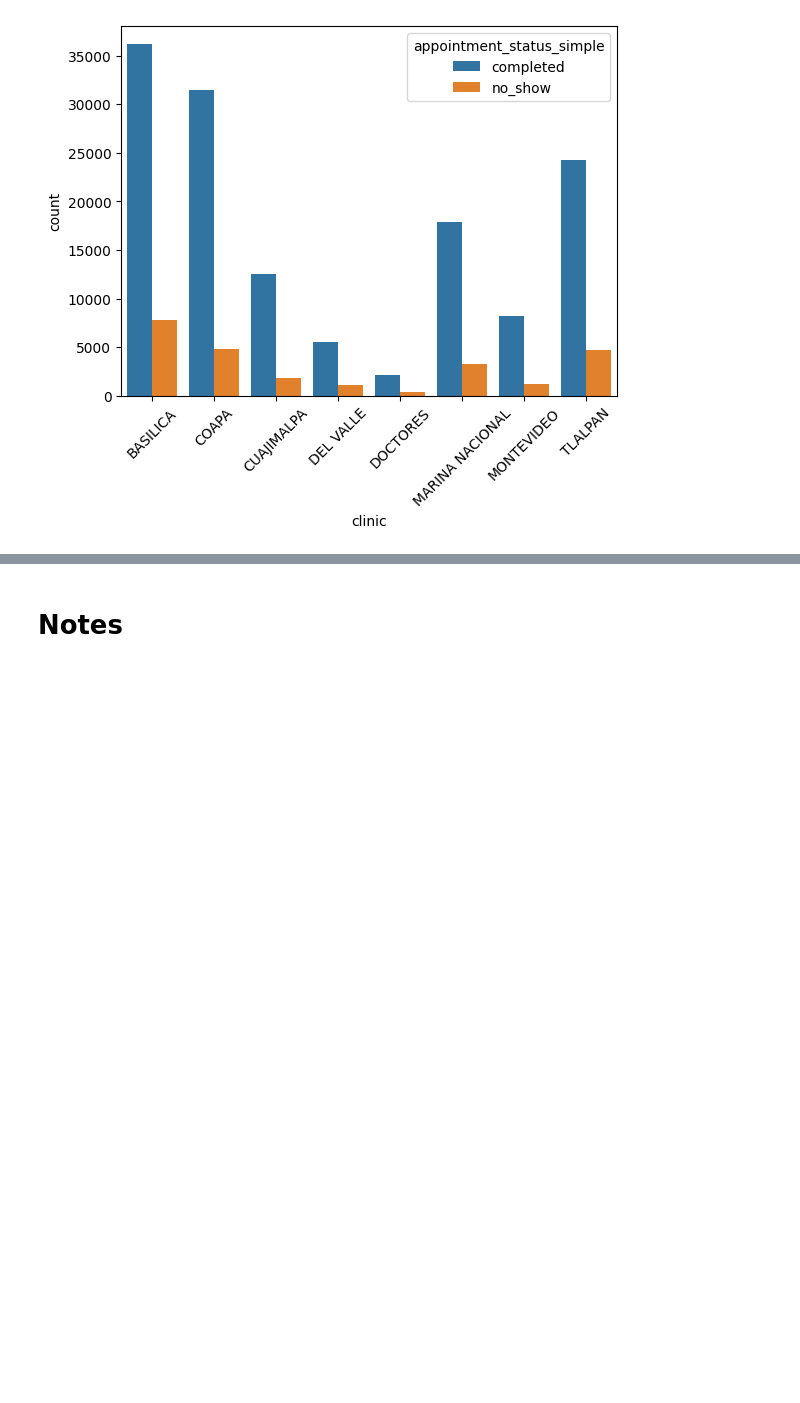
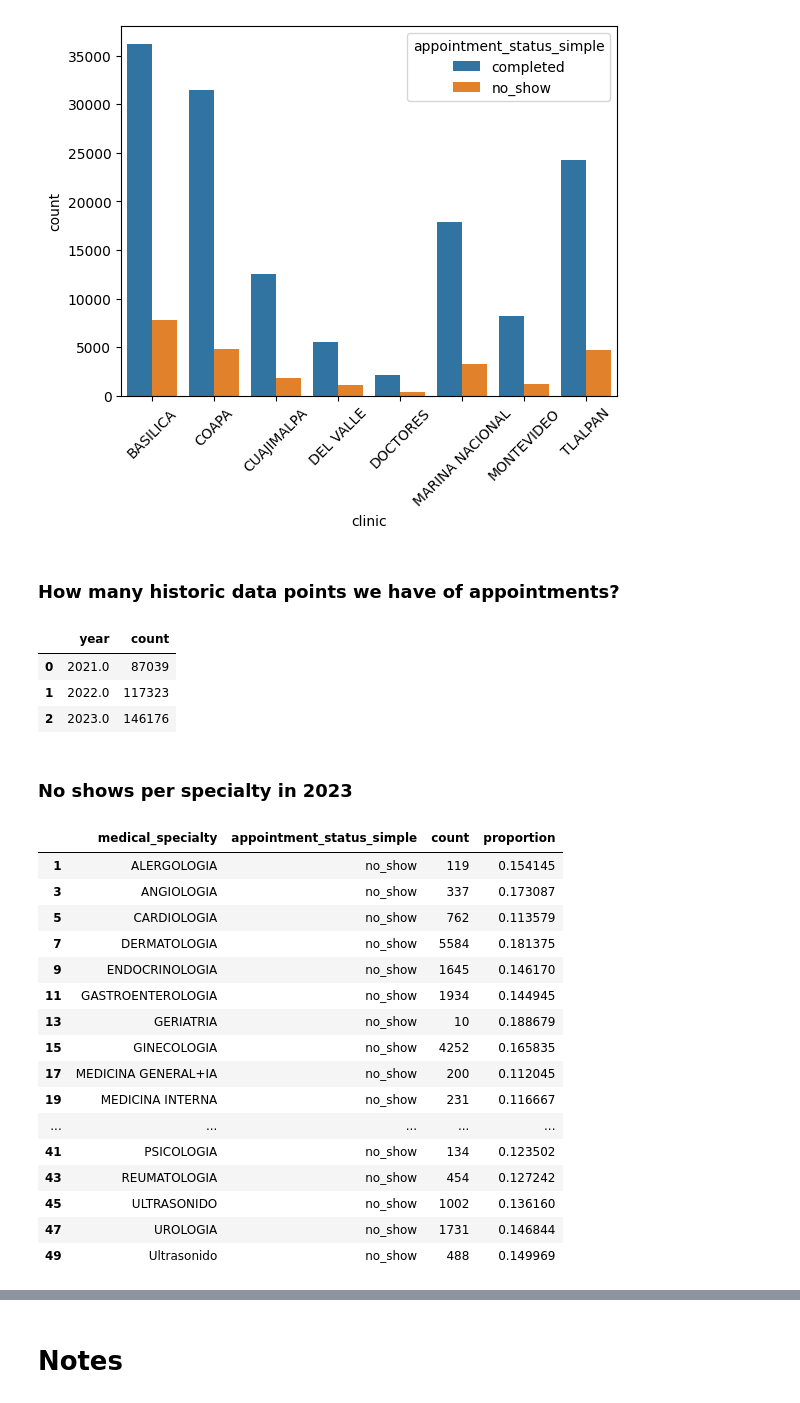
Before and after one commit to robperch/IEOR_Capstone, a Jupyter notebook: notebooks/EDA/eda_rob.ipynb, the cells around one changed output, grey strips where cells are left out. Cells and saved outputs as stored; diff of their text form; code cells hidden in the pictures; blank space fills up the shorter version.

```diff
--- a/notebooks/EDA/eda_rob.ipynb
+++ b/notebooks/EDA/eda_rob.ipynb
@@ -131,3 +173,5 @@ for item in plt.get_xticklabels():
     item.set_rotation(45)
 # %% [output]
 [figure]
+# %% [markdown]
+### How many historic data points we have of appointments?
@@ -133,0 +200,38 @@ for item in plt.get_xticklabels():
+# %%
+dfx = sql_string_to_df(db_crds, sql_string)
+
+dfx.rename(
+    columns={
+        0: "year",
+        1: "count",
+    },
+    inplace=True
+)
+# %%
+dfx
+# %% [output]
+|  | year | count |
+| 0 | 2021.0 | 87039 |
+| 1 | 2022.0 | 117323 |
+| 2 | 2023.0 | 146176 |
+# %% [markdown]
+### No shows per specialty in 2023
+# %%
+## Grouping data by clinic
+dfy = dfx.groupby(
+    [
+        'medical_specialty',
+        'appointment_status_simple',
+    ],
+    as_index=False
+).agg(
+    {
+        'appointment_id': 'count'
+    }
+)
+
+## Renaming aggregate column
+dfy.rename(columns={'appointment_id': 'count'}, inplace=True)
+# %%
+## Adding new column with proportions
+dfy["proportion"] = dfy['count']/dfy.groupby(["medical_specialty"])["count"].transform("sum")
@@ -133,0 +240,20 @@ for item in plt.get_xticklabels():
+# %%
+dfy
+# %% [output]
+|  | medical_specialty | appointment_status_simple | count | proportion |
+| 1 | ALERGOLOGIA | no_show | 119 | 0.154145 |
+| 3 | ANGIOLOGIA | no_show | 337 | 0.173087 |
+| 5 | CARDIOLOGIA | no_show | 762 | 0.113579 |
+| 7 | DERMATOLOGIA | no_show | 5584 | 0.181375 |
+| 9 | ENDOCRINOLOGIA | no_show | 1645 | 0.146170 |
+| 11 | GASTROENTEROLOGIA | no_show | 1934 | 0.144945 |
+| 13 | GERIATRIA | no_show | 10 | 0.188679 |
+| 15 | GINECOLOGIA | no_show | 4252 | 0.165835 |
+| 17 | MEDICINA GENERAL+IA | no_show | 200 | 0.112045 |
+| 19 | MEDICINA INTERNA | no_show | 231 | 0.116667 |
+| ... | ... | ... | ... | ... |
+| 41 | PSICOLOGIA | no_show | 134 | 0.123502 |
+| 43 | REUMATOLOGIA | no_show | 454 | 0.127242 |
+| 45 | ULTRASONIDO | no_show | 1002 | 0.136160 |
+| 47 | UROLOGIA | no_show | 1731 | 0.146844 |
+| 49 | Ultrasonido | no_show | 488 | 0.149969 |
```
Also changed, not shown: parts of 9 cells of this notebook, 1 other file.
